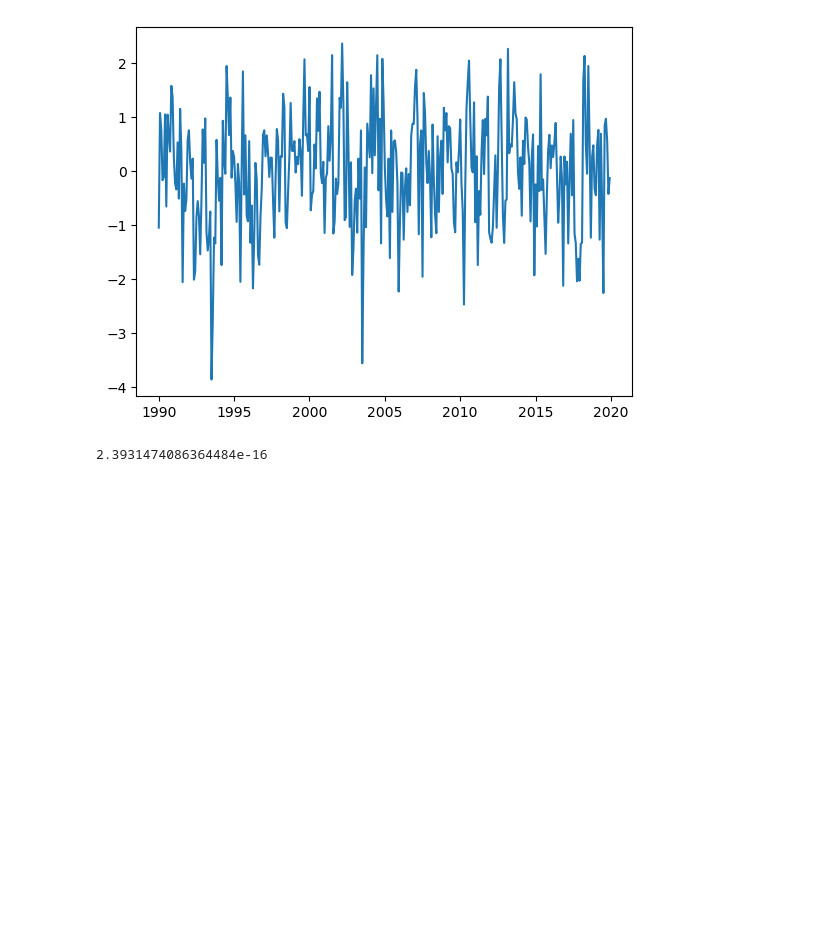
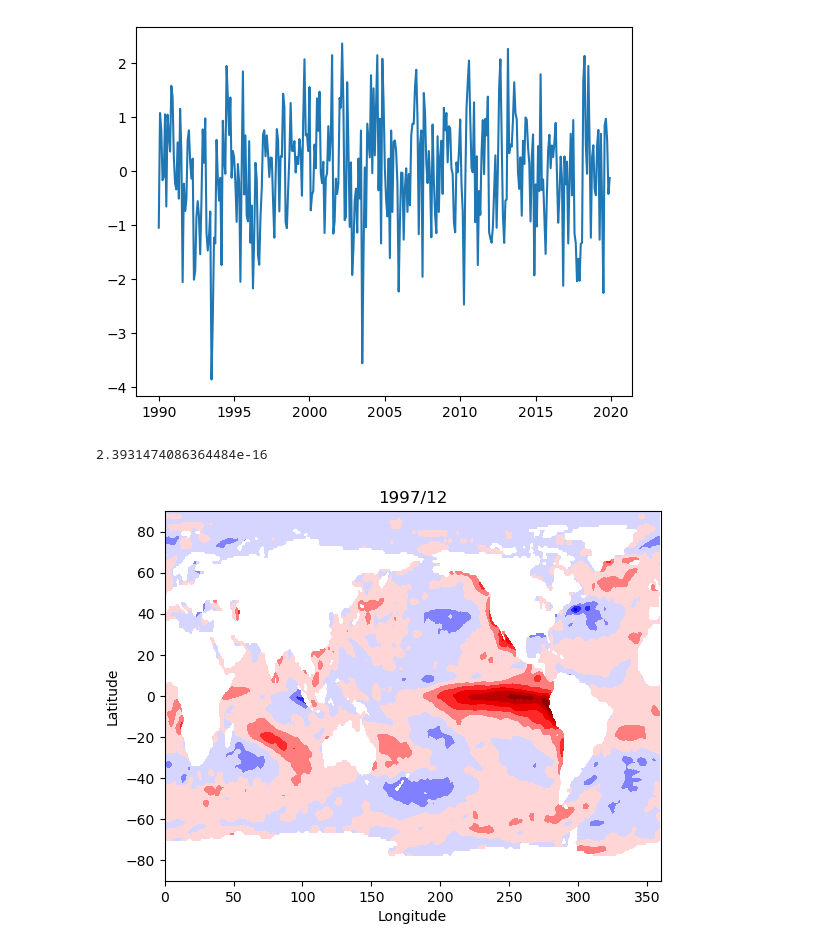
Before and after one commit to imkanata/my_first_python, a Jupyter notebook: python_basic/ca_4/4_1.ipynb, the cells around one changed output. Saved outputs shown, nothing was run; the diff lists cells and outputs as text; code cells hidden in the pictures; blank space fills up the shorter version.

```diff
--- a/python_basic/ca_4/4_1.ipynb
+++ b/python_basic/ca_4/4_1.ipynb
@@ -58,29 +58,54 @@ print(np.mean(tempa))
 [figure]
 2.3931474086364484e-16
 # %%
+from matplotlib.colors import Normalize
 import numpy as np
 import matplotlib.pyplot as plt
 
 loadfile1 = 'sst_OISST.npz'
 sst_dataset = np.load(loadfile1)
 sst = sst_dataset['sst']
 lon2 = sst_dataset['lon2']
 lat2 = sst_dataset['lat2']
 y = sst_dataset['y']
 m = sst_dataset['m']
 
 loadfile2 = 'sstc_OISST.npz'
 sstc_dataset = np.load(loadfile2)
 sst_clim = sstc_dataset['sst_clim']
 
 # 保存sst的size
 [imt, jmt, tmt] = sst.shape
 
 ssta = np.zeros((imt, jmt, tmt))
 
 for yy in range(1982, 2020):
     for mm in range(1, 13):
         ssta[:, :, (y==yy)*(m==mm)] = sst[:, :, (y==yy)*(m==mm)] - (sst_clim[:, :, mm-1])[:, :, np.newaxis]
 
 savefile = 'ssta_OISST.npz'
 np.savez(savefile, ssta=ssta, lon2=lon2, lat2=lat2, y=y, m=m)
+
+draw_year = 1997
+draw_month = 12
+
+vmin = -6
+vmax = 6
+vint = 1
+
+plt.figure()
+cm = plt.get_cmap('seismic')
+cs = plt.contourf(lon2, lat2, \
+                  np.squeeze(ssta[:, :, (y==draw_year)*(m==draw_month)]), \
+                  cmap=cm, norm=Normalize(vmin=vmin, vmax=vmax), \
+                  levels=np.arange(vmin,vmax+vint,vint), extend='both')
+
+plt.xlabel('Longitude')
+plt.ylabel('Latitude')
+title = str(draw_year) + '/' + str(draw_month)
+plt.title(title)
+plt.xlim(0, 360)
+plt.ylim(-90, 90)
+plt.show()
+# %% [output]
+[figure, added]
```
Also changed, not shown: 2 other files.
